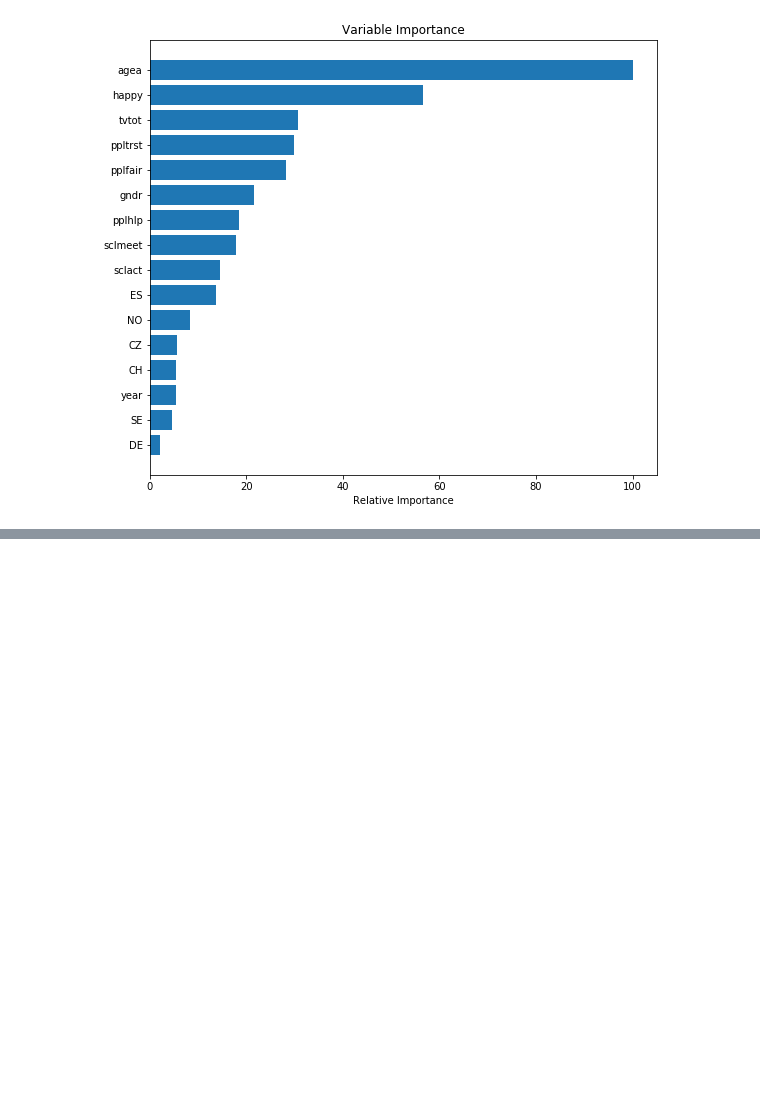
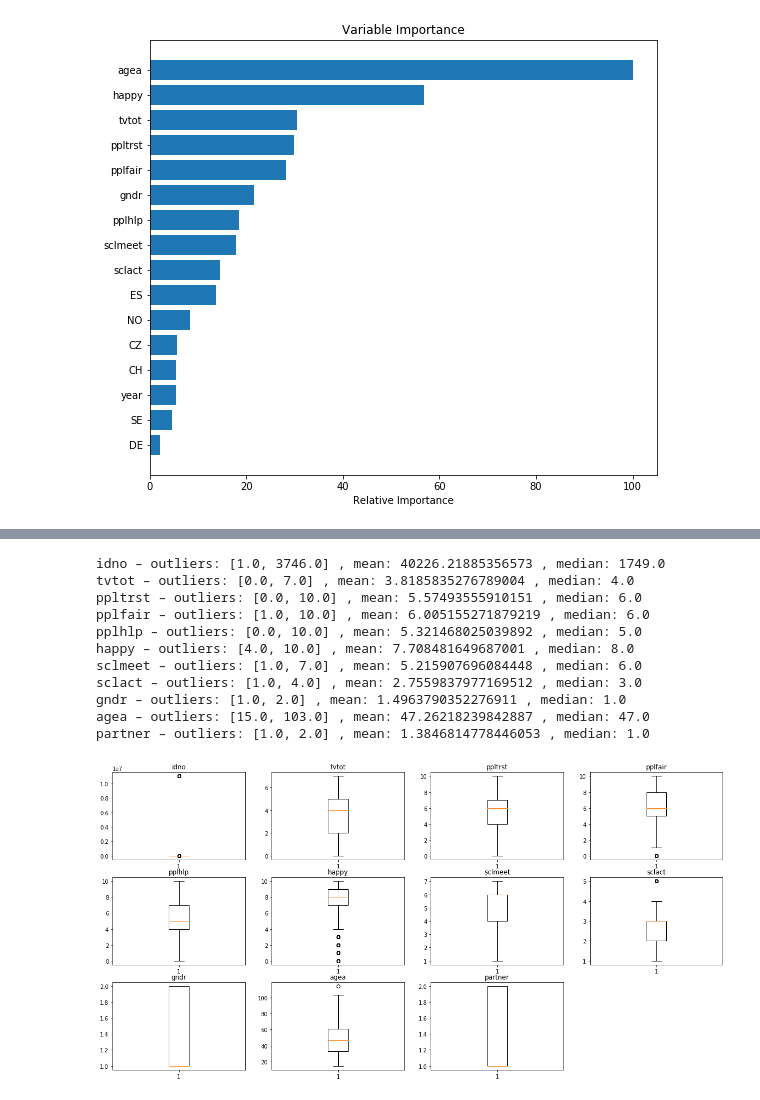
Before and after one commit to esthersweon/thinkful, a Jupyter notebook: main/unit_3/lesson_5_project_3.ipynb, the cells around one changed output, grey strips where cells are left out. Saved outputs shown, nothing was run; the diff lists cells and outputs as text; code cells hidden in the pictures; blank space fills up the shorter version.

```diff
--- a/main/unit_3/lesson_5_project_3.ipynb
+++ b/main/unit_3/lesson_5_project_3.ipynb
@@ -114,0 +137,23 @@ See how low you can get the error rates to go in the test set, based on your mod
+# %%
+plt.figure(figsize=(20, 10))
+
+for idx, feature in enumerate(all_features):
+    plt.subplot(3, 4, idx + 1)
+    plt.title(feature)
+    the_boxplot = plt.boxplot(df[feature])
+    print(feature, '– outliers:', [item.get_ydata()[1] for item in the_boxplot['whiskers']], ', mean:', df[feature].mean(), ', median:', df[feature].median())
+
+plt.show()
+# %% [output]
+idno – outliers: [1.0, 3746.0] , mean: 40226.21885356573 , median: 1749.0
+tvtot – outliers: [0.0, 7.0] , mean: 3.8185835276789004 , median: 4.0
+ppltrst – outliers: [0.0, 10.0] , mean: 5.57493555910151 , median: 6.0
+pplfair – outliers: [1.0, 10.0] , mean: 6.005155271879219 , median: 6.0
+pplhlp – outliers: [0.0, 10.0] , mean: 5.321468025039892 , median: 5.0
+happy – outliers: [4.0, 10.0] , mean: 7.708481649687001 , median: 8.0
+sclmeet – outliers: [1.0, 7.0] , mean: 5.215907696084448 , median: 6.0
+sclact – outliers: [1.0, 4.0] , mean: 2.7559837977169512 , median: 3.0
+gndr – outliers: [1.0, 2.0] , mean: 1.4963790352276911 , median: 1.0
+agea – outliers: [15.0, 103.0] , mean: 47.26218239842887 , median: 47.0
+partner – outliers: [1.0, 2.0] , mean: 1.3846814778446053 , median: 1.0
+[figure, added]
```
Also changed, not shown: parts of 7 cells of this notebook.
